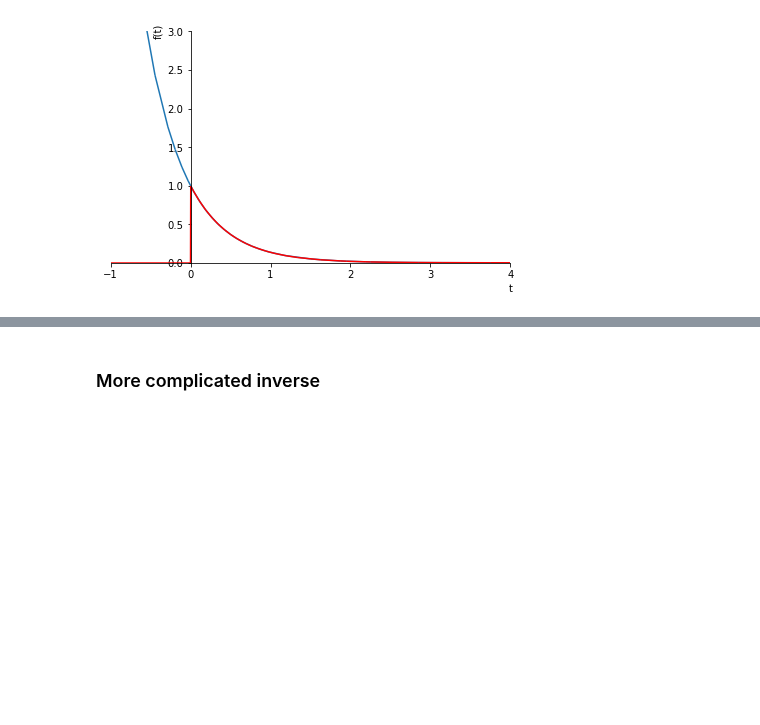
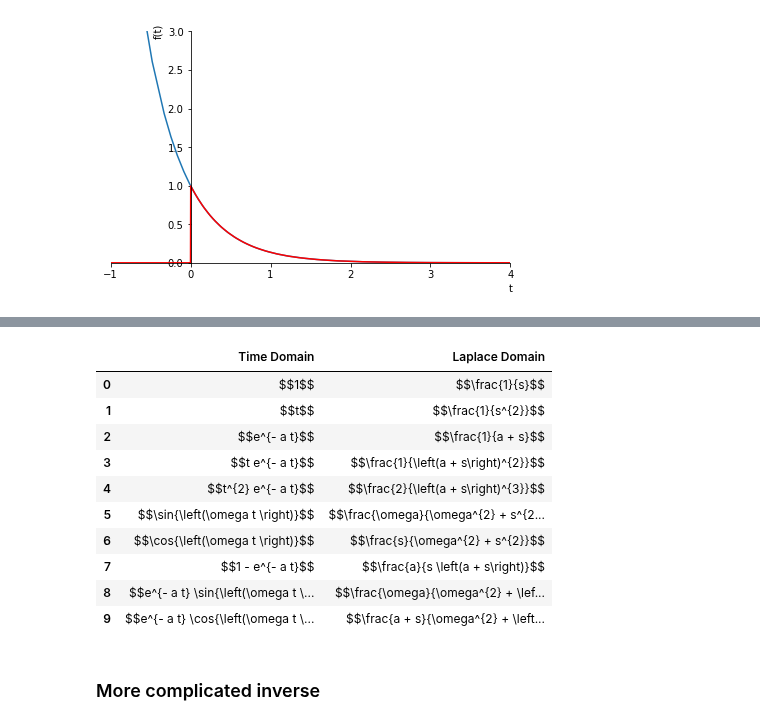
Before and after one commit to sayedul79/python-control-system, a Jupyter notebook: laplace_transform.ipynb, the cells around one changed output, grey strips where cells are left out. Saved outputs shown, nothing was run; the diff lists cells and outputs as text; code cells hidden in the pictures; blank space fills up the shorter version.

```diff
--- a/laplace_transform.ipynb
+++ b/laplace_transform.ipynb
@@ -126,3 +148,21 @@ F
+# %%
+def LatexFunction(func):
+    return ["$${}$$".format(sym.latex(x)) for x in func]
+table=DataFrame(LatexFunction(F), LatexFunction(functions)).reset_index()
+table.columns=["Time Domain", "Laplace Domain"]
+table
+# %% [output]
+|  | Time Domain | Laplace Domain |
+| 0 | $$1$$ | $$\frac{1}{s}$$ |
+| 1 | $$t$$ | $$\frac{1}{s^{2}}$$ |
+| 2 | $$e^{- a t}$$ | $$\frac{1}{a + s}$$ |
+| 3 | $$t e^{- a t}$$ | $$\frac{1}{\left(a + s\right)^{2}}$$ |
+| 4 | $$t^{2} e^{- a t}$$ | $$\frac{2}{\left(a + s\right)^{3}}$$ |
+| 5 | $$\sin{\left(\omega t \right)}$$ | $$\frac{\omega}{\omega^{2} + s^{2... |
+| 6 | $$\cos{\left(\omega t \right)}$$ | $$\frac{s}{\omega^{2} + s^{2}}$$ |
+| 7 | $$1 - e^{- a t}$$ | $$\frac{a}{s \left(a + s\right)}$$ |
+| 8 | $$e^{- a t} \sin{\left(\omega t \... | $$\frac{\omega}{\omega^{2} + \lef... |
+| 9 | $$e^{- a t} \cos{\left(\omega t \... | $$\frac{a + s}{\omega^{2} + \left... |
 # %% [markdown]
 ### More complicated inverse
 # %%
```
Also changed, not shown: parts of 18 cells of this notebook, 12 other files.
